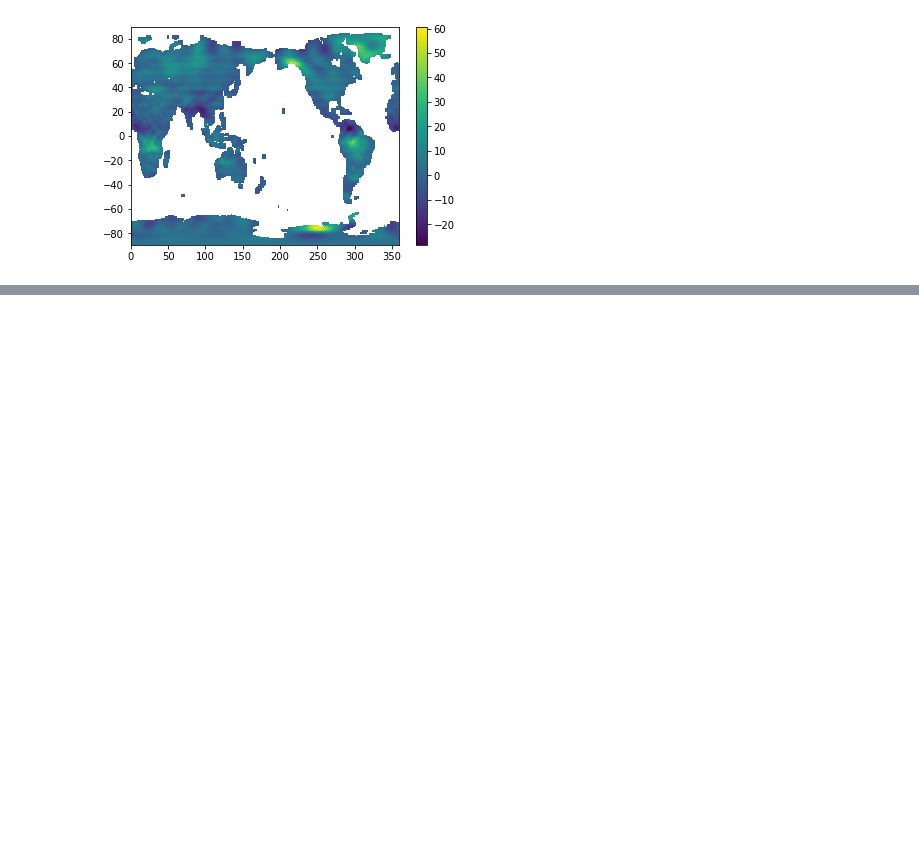
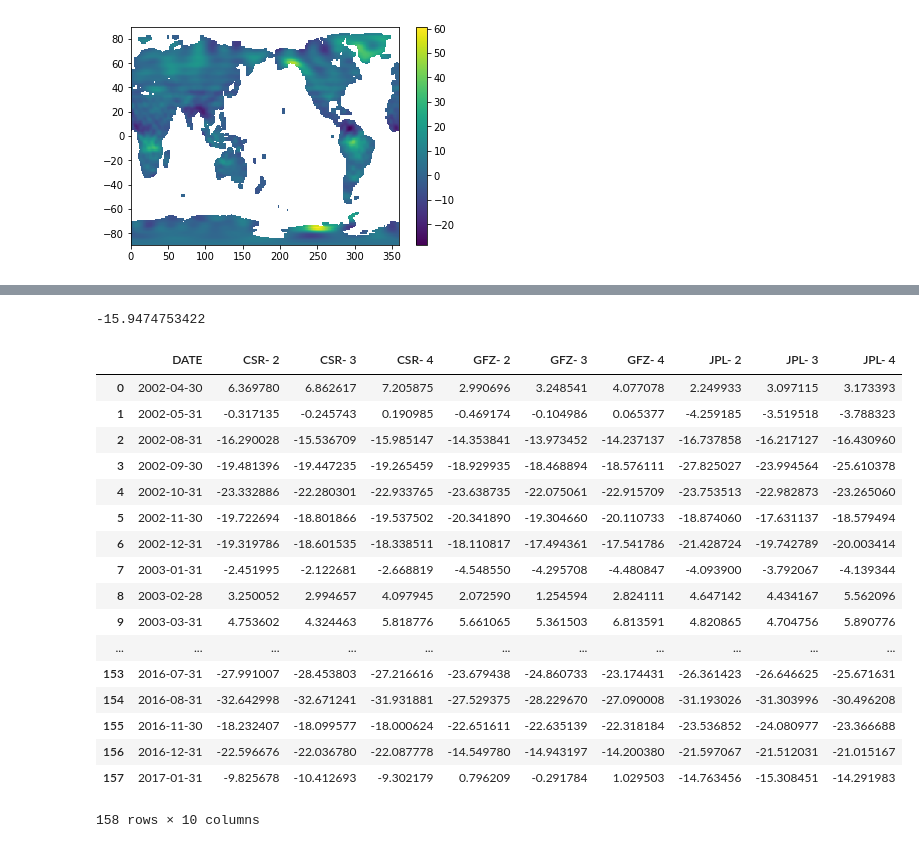
Before and after one commit to reinaldoossuna/GPS, a Jupyter notebook: Extract data from GRACE.ipynb, the cells around one changed output, grey strips where cells are left out. Cells and saved outputs as stored; diff of their text form; code cells hidden in the pictures; blank space fills up the shorter version.

```diff
--- a/Extract data from GRACE.ipynb
+++ b/Extract data from GRACE.ipynb
@@ -135,4 +107,7 @@ lwe_thickness_gleam.shape
 # %%
+list_x = find_nearest(lat_gleam,braz_lat,2)
+list_y = find_nearest(lon_gleam,braz_long,2)
+
 mask = make_mask(lwe_thickness_gleam[0],list_x,list_y)
 # %%
 mask
@@ -194,15 +206,4 @@ df.head()
 # %%
 df = df.groupby(pd.Grouper(freq="M")).mean().dropna(how="all")
-# %%
-def get_df(graces,station):
-    dfs = []
-    lat = station[lat]
-    long = station[long]
-    for grace in grace_data:
-        dfs.append(read_data(grace,lat,long,[2,3,4]))
-    df = pd.concat(dfs,sort=True)
-    df = df.groupby(pd.Grouper(freq="M")).mean().dropna(how="all")
-
-    df.to_csv(station.name)
 # %%
 df.head()
@@ -210,0 +217,39 @@ df.mean(axis=1)
+# %%
+def get_df(graces,station):
+    dfs = []
+    lat = station["lat"]
+    long = station["long"]
+    for grace in grace_data:
+        dfs.append(read_data(grace,lat,long,[2,3,4]))
+    df = pd.concat(dfs,sort=True)
+    df = df.groupby(pd.Grouper(freq="M")).mean().dropna(how="all")
+    file_name = "DATA/GRACE/STATIONS/" + station.name + ".csv"
+    df.to_csv(file_name,index_label="DATE")
+# %%
+station = pd.Series({"lat":braz_lat,
+                    "long":braz_long},name="BRAZ")
+station["lat"]
+# %% [output]
+-15.9474753422
+# %%
+get_df(grace_data,station)
+pd.read_csv("DATA/GRACE/STATIONS/BRAZ.csv")
+# %% [output]
+|  | DATE | CSR- 2 | CSR- 3 | CSR- 4 | GFZ- 2 | GFZ- 3 | GFZ- 4 | JPL- 2 | JPL- 3 | JPL- 4 |
+| 0 | 2002-04-30 | 6.369780 | 6.862617 | 7.205875 | 2.990696 | 3.248541 | 4.077078 | 2.249933 | 3.097115 | 3.173393 |
+| 1 | 2002-05-31 | -0.317135 | -0.245743 | 0.190985 | -0.469174 | -0.104986 | 0.065377 | -4.259185 | -3.519518 | -3.788323 |
+| 2 | 2002-08-31 | -16.290028 | -15.536709 | -15.985147 | -14.353841 | -13.973452 | -14.237137 | -16.737858 | -16.217127 | -16.430960 |
+| 3 | 2002-09-30 | -19.481396 | -19.447235 | -19.265459 | -18.929935 | -18.468894 | -18.576111 | -27.825027 | -23.994564 | -25.610378 |
+| 4 | 2002-10-31 | -23.332886 | -22.280301 | -22.933765 | -23.638735 | -22.075061 | -22.915709 | -23.753513 | -22.982873 | -23.265060 |
+| 5 | 2002-11-30 | -19.722694 | -18.801866 | -19.537502 | -20.341890 | -19.304660 | -20.110733 | -18.874060 | -17.631137 | -18.579494 |
+| 6 | 2002-12-31 | -19.319786 | -18.601535 | -18.338511 | -18.110817 | -17.494361 | -17.541786 | -21.428724 | -19.742789 | -20.003414 |
+| 7 | 2003-01-31 | -2.451995 | -2.122681 | -2.668819 | -4.548550 | -4.295708 | -4.480847 | -4.093900 | -3.792067 | -4.139344 |
+| 8 | 2003-02-28 | 3.250052 | 2.994657 | 4.097945 | 2.072590 | 1.254594 | 2.824111 | 4.647142 | 4.434167 | 5.562096 |
+| 9 | 2003-03-31 | 4.753602 | 4.324463 | 5.818776 | 5.661065 | 5.361503 | 6.813591 | 4.820865 | 4.704756 | 5.890776 |
+| ... | ... | ... | ... | ... | ... | ... | ... | ... | ... | ... |
+| 153 | 2016-07-31 | -27.991007 | -28.453803 | -27.216616 | -23.679438 | -24.860733 | -23.174431 | -26.361423 | -26.646625 | -25.671631 |
+| 154 | 2016-08-31 | -32.642998 | -32.671241 | -31.931881 | -27.529375 | -28.229670 | -27.090008 | -31.193026 | -31.303996 | -30.496208 |
+| 155 | 2016-11-30 | -18.232407 | -18.099577 | -18.000624 | -22.651611 | -22.635139 | -22.318184 | -23.536852 | -24.080977 | -23.366688 |
+| 156 | 2016-12-31 | -22.596676 | -22.036780 | -22.087778 | -14.549780 | -14.943197 | -14.200380 | -21.597067 | -21.512031 | -21.015167 |
+| 157 | 2017-01-31 | -9.825678 | -10.412693 | -9.302179 | 0.796209 | -0.291784 | 1.029503 | -14.763456 | -15.308451 | -14.291983 |
+158 rows × 10 columns
```
Also changed, not shown: parts of 13 cells of this notebook, 31 other files.
